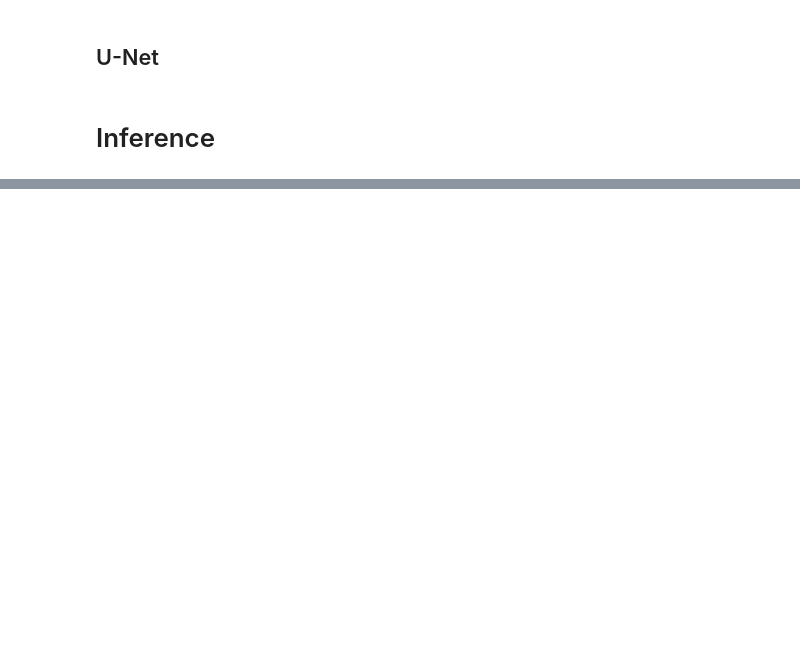
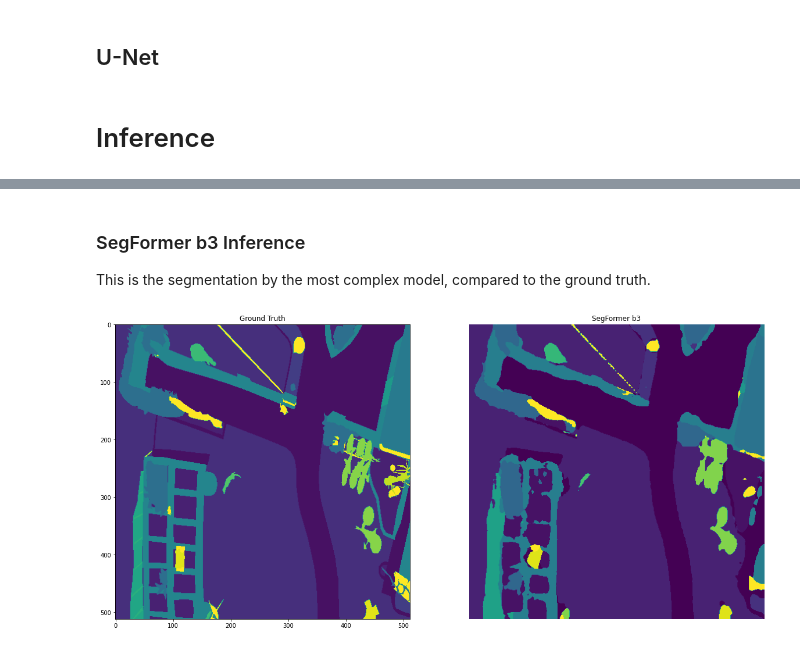
Before and after one commit to andmon97/AerialSemanticSegmentation, a Jupyter notebook: notebooks/inference_only/drone-semantic-segmentation-inference.ipynb, the cells around one changed output, grey strips where cells are left out. Saved outputs shown, nothing was run; the diff lists cells and outputs as text; code cells hidden in the pictures; blank space fills up the shorter version.

```diff
--- a/notebooks/inference_only/drone-semantic-segmentation-inference.ipynb
+++ b/notebooks/inference_only/drone-semantic-segmentation-inference.ipynb
@@ -213,0 +227,14 @@ ax4.set_axis_off()
+# %% [markdown]
+### SegFormer b3 Inference
+This is the segmentation by the most complex model, compared to the ground truth.
+# %%
+pred_mask_segformerb3 = predict_image_mask_segformer(segformerb3, image, mask)
+fig, (ax1, ax2) = plt.subplots(1,2, figsize=(20,10))
+ax1.imshow(mask)
+ax1.set_title('Ground Truth');
+
+ax2.imshow(pred_mask_segformerb3)
+ax2.set_title('SegFormer b3')
+ax2.set_axis_off()
+# %% [output]
+[figure, added]
```
Also changed, not shown: parts of 3 cells of this notebook, 3 other files.
